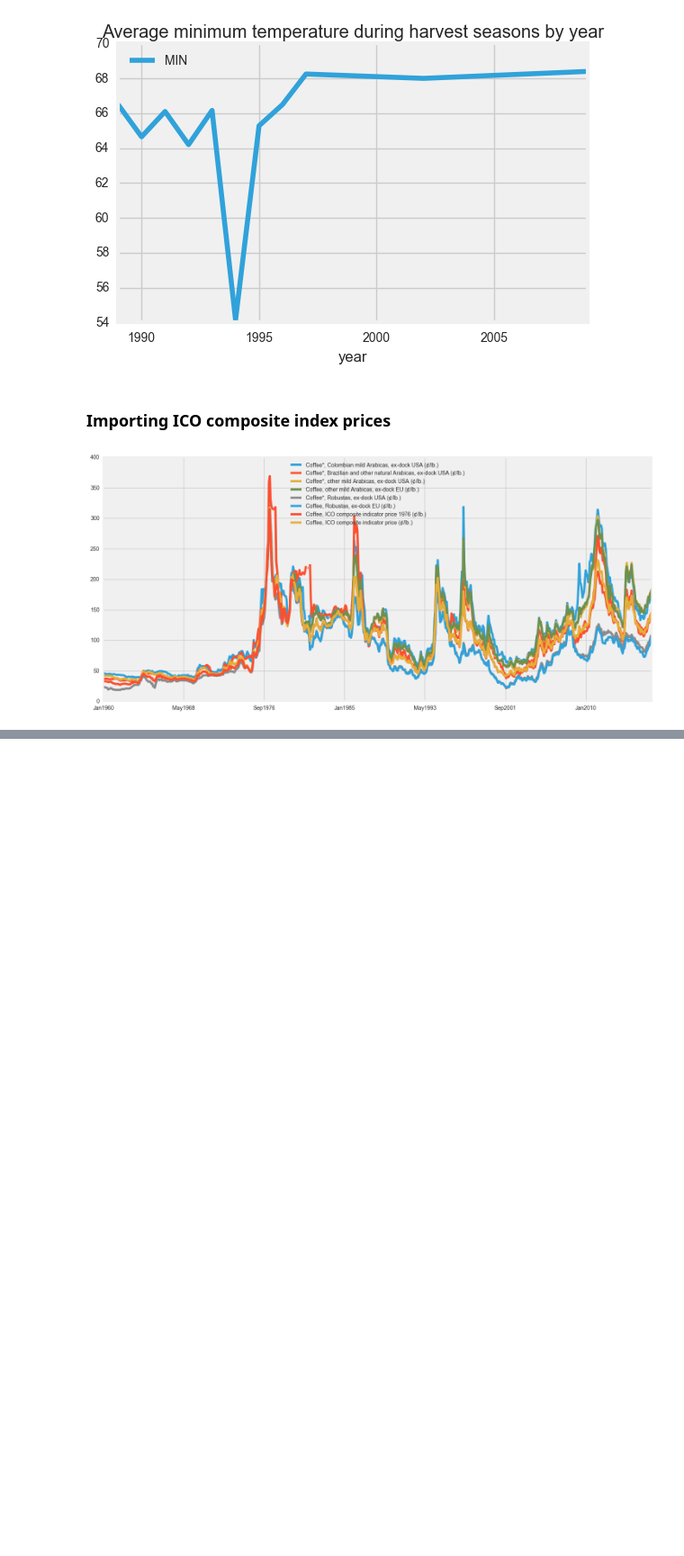
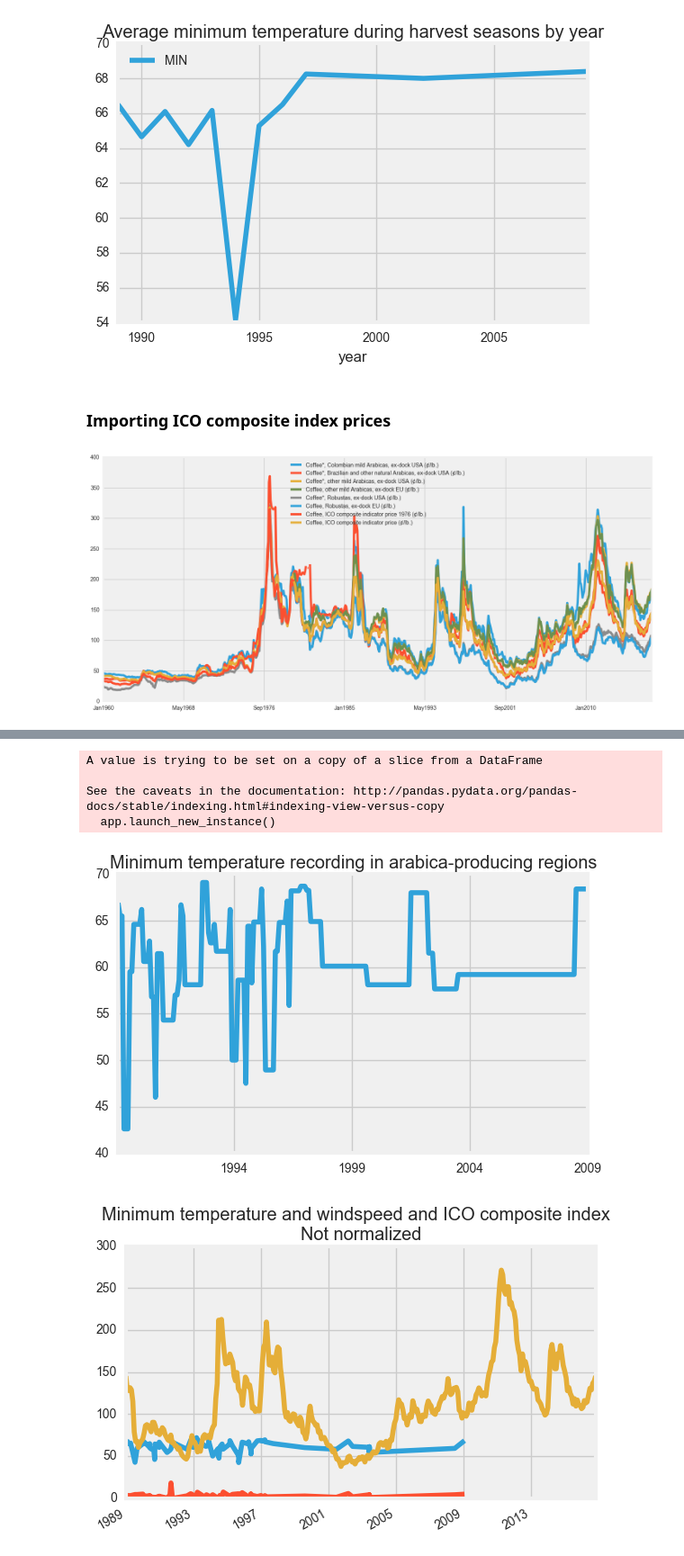
Before and after one commit to mohsseha/DSI-BOS-students, a Jupyter notebook: ntmitchell/capstone project/working notebook.ipynb, the cells around one changed output, grey strips where cells are left out. Shown at 90% size. Drawn from its saved outputs; the diff is of its cells as text; code cells hidden in the pictures; blank space fills up the shorter version.

Commit message:
Added week 9 directory and updated capstone

```diff
--- a/ntmitchell/capstone project/working notebook.ipynb
+++ b/ntmitchell/capstone project/working notebook.ipynb
@@ -71,7 +71,7 @@ brazilian_station_ids = brazilian_station_ids[arabica_growing_conditions_criteri
 ### Downloading weather data from NCDC at NOAA
 # %%
 # Import NOAA data for Brazil
-raw_brazil_weather_data = pd.read_csv("../datasets/capstone/Production Arabica Brazil 1989 - 2013 -- CDO537887251283.txt")
+raw_brazil_weather_data = pd.read_csv("../datasets/capstone/Weather for Arabica producing locations Brazil 1989 - 2013 -- CDO537887251283.txt")
 # %%
 brazil_weather_data = raw_brazil_weather_data.copy()
 
@@ -87,7 +87,8 @@ brazil_weather_data.drop(labels = ["GUST", "SNDP"], axis = 1, inplace = True)
 
 # Converting time column and extracting month, year
 brazil_weather_data["YEARMODA"] = brazil_weather_data["YEARMODA"].apply(pd.to_datetime, format = "%Y%m%d")
-brazil_weather_data.index = brazil_weather_data["YEARMODA"]
+brazil_weather_data.index = brazil_weather_data["YEARMODA"].values
+brazil_weather_data.sort_index(inplace = True)
 brazil_weather_data.drop("YEARMODA", axis = 1, inplace = True)
 brazil_weather_data["month"] = brazil_weather_data.index.month
 brazil_weather_data["year"] = brazil_weather_data.index.year
@@ -174,0 +155,24 @@ ICO_index_data[ICO_index_data["time"] > datetime.date(1989,12,31)]
+# %%
+ICO_index_since_1989_data = ICO_index_data[ICO_index_data["time"] > datetime.date(1988,12,31)]
+ICO_index_since_1989_data.index = ICO_index_since_1989_data["time"].values
+ICO_index_since_1989_data.drop("time", axis = 1, inplace = True)
+# %% [output]
+A value is trying to be set on a copy of a slice from a DataFrame
+
+See the caveats in the documentation: http://pandas.pydata.org/pandas-docs/stable/indexing.html#indexing-view-versus-copy
+  app.launch_new_instance()
+# %%
+time_adjusted_brazil_weather_data = brazil_weather_data.groupby(by = brazil_weather_data.index).mean().asfreq(freq = "MS", method = "backfill")
+# %%
+time_adjusted_brazil_weather_data["MIN"].plot()
+plt.title("Minimum temperature recording in arabica-producing regions")
+plt.show()
+
+brazil_weather_data["MIN"].plot()
+brazil_weather_data["WDSP"].plot()
+ICO_index_since_1989_data["Coffee*, Brazilian and other natural Arabicas, ex-dock USA (¢/lb.)"].plot()
+plt.title("Minimum temperature and windspeed and ICO composite index  \nNot normalized")
+plt.show()
+# %% [output]
+[figure, added]
+[figure, added]
```
Also changed, not shown: parts of 3 cells of this notebook, 1 other file.
